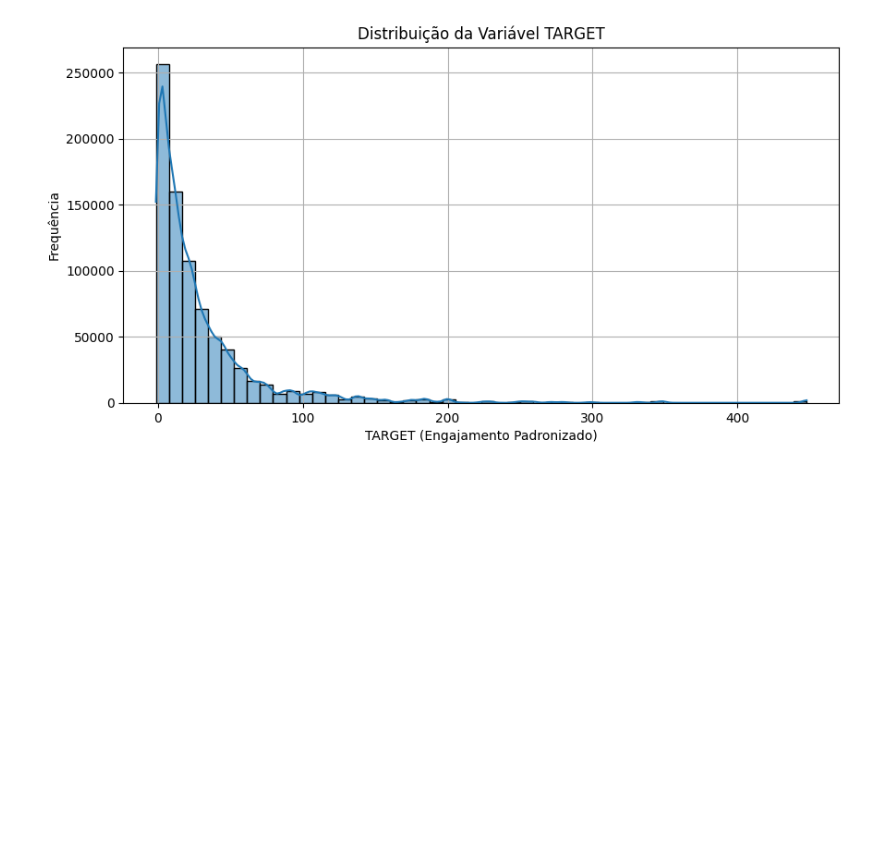
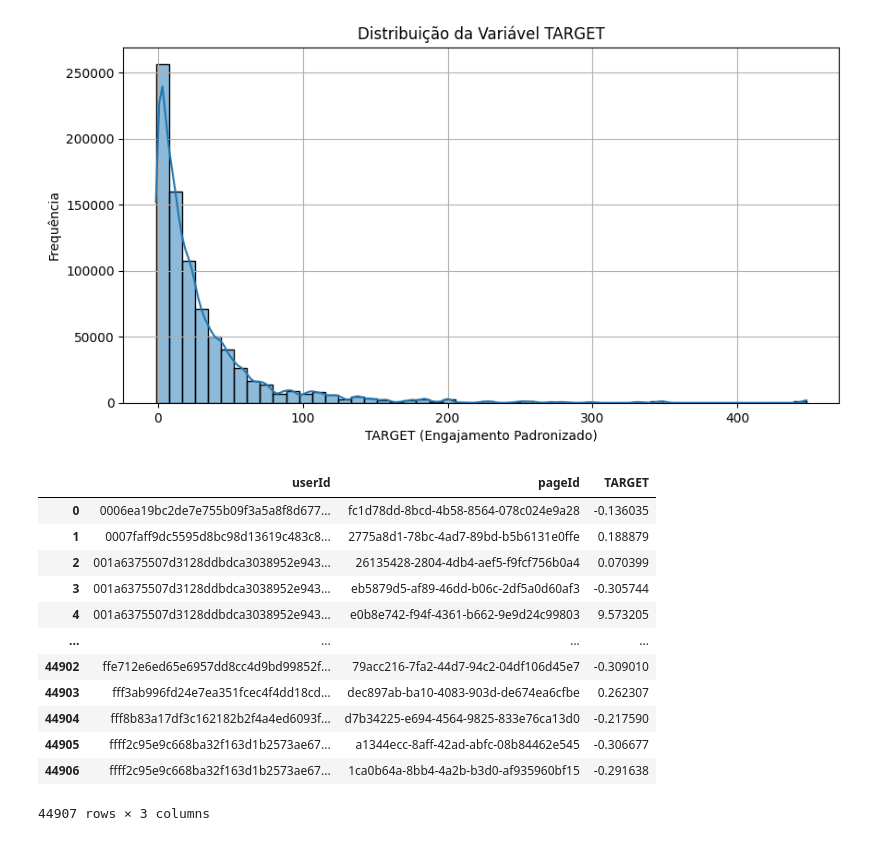
Before and after one commit to gmferratti/ML_Engineer_Datathon, a Jupyter notebook: notebooks/gmferratti/target/target.ipynb, the cells around one changed output. Cells and saved outputs as stored; diff of their text form; code cells hidden in the pictures; blank space fills up the shorter version.

```diff
--- a/notebooks/gmferratti/target/target.ipynb
+++ b/notebooks/gmferratti/target/target.ipynb
@@ -110,3 +85,76 @@ def plot_target_distribution(df):
 plot_target_distribution(target_df)
 # %% [output]
 [figure]
+# %%
+TARGET_INIT_COLS = [
+    "userId",
+    "pageId",
+    "numberOfClicksHistory",
+    "timeOnPageHistory",
+    "coldStart",
+    "scrollPercentageHistory",
+    "minutesSinceLastVisit",
+    "timeGapDays"
+]
+
+TARGET_FINAL_COLS = [
+    "userId",
+    "pageId",
+    "TARGET"
+]
+# %%
+def preprocess_target(
+    df_users: pd.DataFrame,
+    gap_df: pd.DataFrame
+) -> pd.DataFrame:
+    """Gera a coluna TARGET para medir engajamento por usuário/página, considerando o gap de tempo"""
+
+    # Mescla os DataFrames com base em userId e pageId
+    target_df = df_users.merge(gap_df, on=["userId", "pageId"])[TARGET_INIT_COLS]
+
+    # Calcula um score base de engajamento usando as métricas históricas do usuário
+    base_score = (
+        target_df['numberOfClicksHistory']
+        + (target_df['timeOnPageHistory'] / 500)
+        + target_df['scrollPercentageHistory']
+        - (target_df['minutesSinceLastVisit'] / 50)
+    )
+
+    # Fator multiplicativo que penaliza usuários que demoram muito para ver notícias (menos engajados)
+    gap_factor = 1 / (1 + target_df['timeGapDays'])
+
+    # Calcula o TARGET combinando o score base com o fator de gap
+    target_df['TARGET'] = base_score * gap_factor
+
+    # Padroniza TARGET utilizando robust scaling (subtrai a mediana e divide pelo IQR)
+    median_val = target_df['TARGET'].median()
+    iqr_val = target_df['TARGET'].quantile(0.75) - target_df['TARGET'].quantile(0.25)
+
+    if iqr_val == 0:
+        target_df['TARGET'] = target_df['TARGET'] - median_val
+    else:
+        target_df['TARGET'] = (target_df['TARGET'] - median_val) / iqr_val
+
+    # Mantém só as colunas essenciais do dataframe de target
+    target_df = target_df[TARGET_FINAL_COLS]
+
+    return target_df
+
+gap = pd.read_parquet("data/processed_data/features/gap_feats.parquet")
+
+target_new = preprocess_target(df_users, gap)
+target_new
+# %% [output]
+|  | userId | pageId | TARGET |
+| 0 | 0006ea19bc2de7e755b09f3a5a8f8d677... | fc1d78dd-8bcd-4b58-8564-078c024e9a28 | -0.136035 |
+| 1 | 0007faff9dc5595d8bc98d13619c483c8... | 2775a8d1-78bc-4ad7-89bd-b5b6131e0ffe | 0.188879 |
+| 2 | 001a6375507d3128ddbdca3038952e943... | 26135428-2804-4db4-aef5-f9fcf756b0a4 | 0.070399 |
+| 3 | 001a6375507d3128ddbdca3038952e943... | eb5879d5-af89-46dd-b06c-2df5a0d60af3 | -0.305744 |
+| 4 | 001a6375507d3128ddbdca3038952e943... | e0b8e742-f94f-4361-b662-9e9d24c99803 | 9.573205 |
+| ... | ... | ... | ... |
+| 44902 | ffe712e6ed65e6957dd8cc4d9bd99852f... | 79acc216-7fa2-44d7-94c2-04df106d45e7 | -0.309010 |
+| 44903 | fff3ab996fd24e7ea351fcec4f4dd18cd... | dec897ab-ba10-4083-903d-de674ea6cfbe | 0.262307 |
+| 44904 | fff8b83a17df3c162182b2f4a4ed6093f... | d7b34225-e694-4564-9825-833e76ca13d0 | -0.217590 |
+| 44905 | ffff2c95e9c668ba32f163d1b2573ae67... | a1344ecc-8aff-42ad-abfc-08b84462e545 | -0.306677 |
+| 44906 | ffff2c95e9c668ba32f163d1b2573ae67... | 1ca0b64a-8bb4-4a2b-b3d0-af935960bf15 | -0.291638 |
+44907 rows × 3 columns
```
Also changed, not shown: parts of 9 cells of this notebook, 21 other files.
